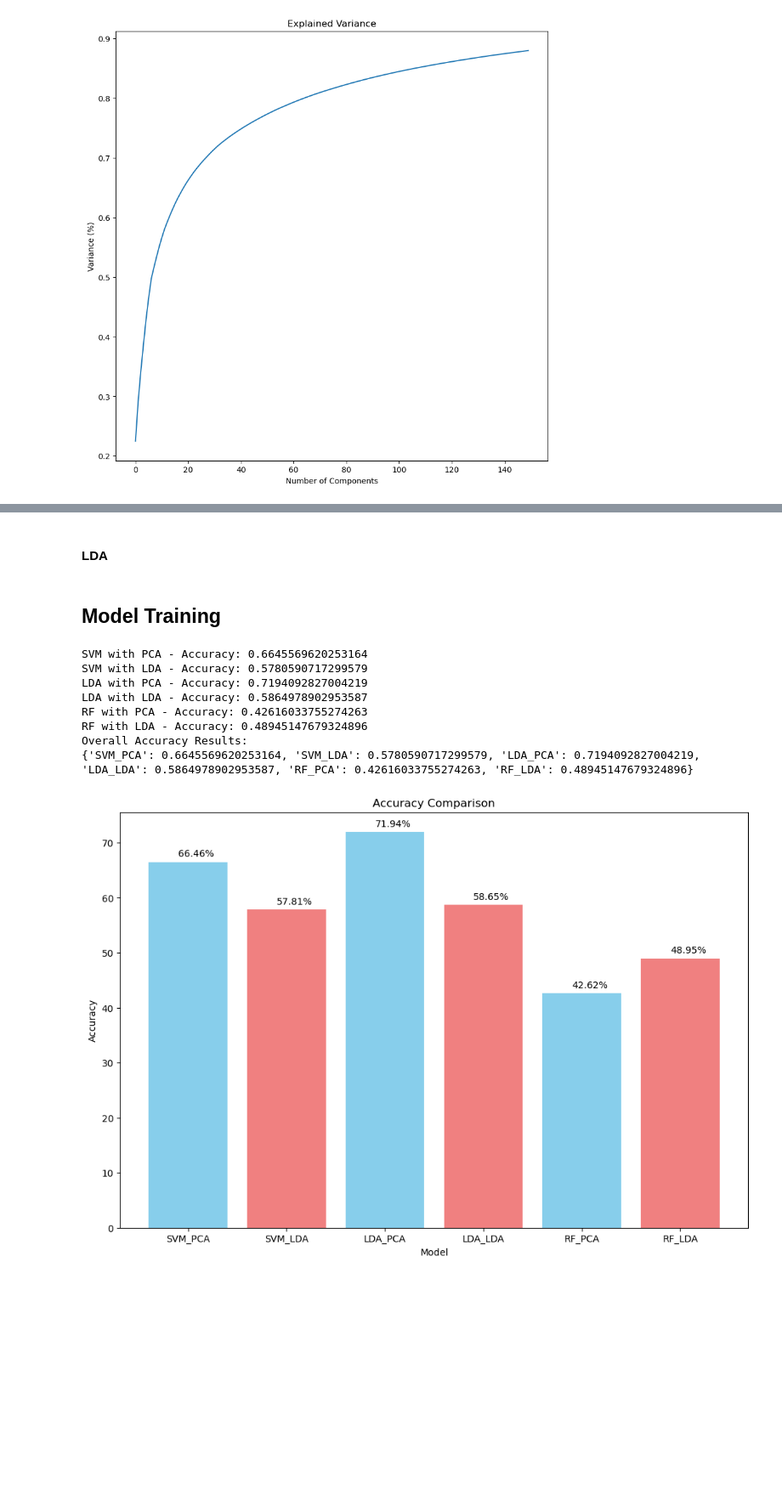
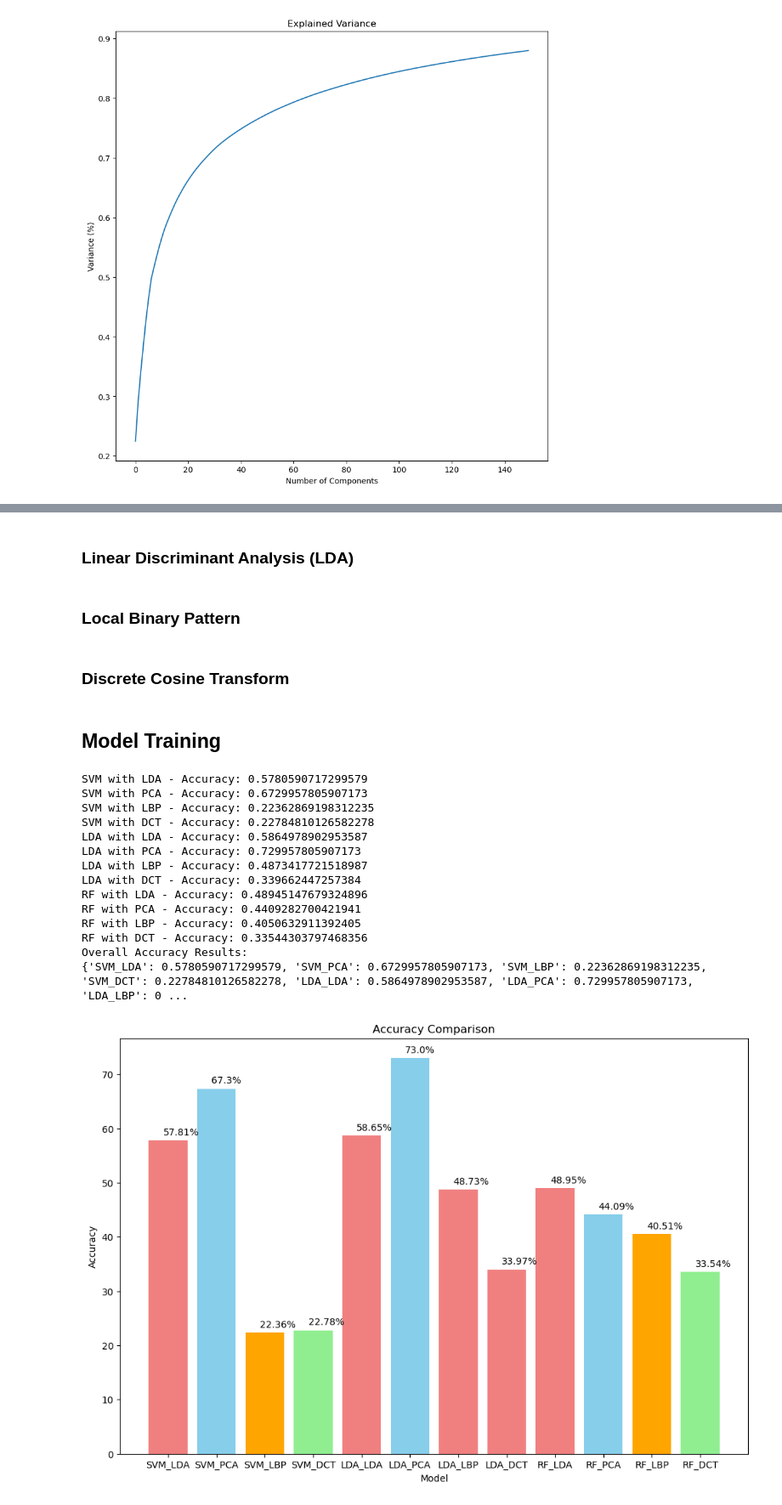
Before and after one commit to kimhonggithub/Project-Face-Regonition, a Jupyter notebook: face_main.ipynb, the cells around one changed output, grey strips where cells are left out. Shown at 85% size. Saved outputs shown, nothing was run; the diff lists cells and outputs as text; code cells hidden in the pictures; blank space fills up the shorter version.

```diff
--- a/face_main.ipynb
+++ b/face_main.ipynb
@@ -258,5 +301,5 @@ plt.show()
 # %% [markdown]
-#### LDA
+### Linear Discriminant Analysis (LDA)
 # %%
 def lda_transform(X_train, y_train, X_test, n_components=None):
     lda = LDA(n_components=n_components)
@@ -265,6 +308,37 @@ def lda_transform(X_train, y_train, X_test, n_components=None):
     return X_train_lda, X_test_lda
 
 X_train_lda, X_test_lda = lda_transform(X_train, y_train, X_test)
+# %% [markdown]
+### Local Binary Pattern
+# %%
+from skimage import feature
+
+def lbp_transform(images, radius=3, n_points=8):
+    transformed_images = []
+
+    for image in images:
+        lbp = feature.local_binary_pattern(image, n_points, radius, method='uniform')
+        transformed_images.append(lbp.flatten())
+
+    return np.array(transformed_images)
+
+X_train_lbp = lbp_transform(X_train.reshape(-1, 80, 80))
+X_test_lbp = lbp_transform(X_test.reshape(-1, 80, 80))
+# %% [markdown]
+### Discrete Cosine Transform
+# %%
+# DCT Transform
+def dct_transform(images):
+    transformed_images = []
+
+    for image in images:
+        dct = cv2.dct(image)
+        transformed_images.append(dct.flatten())
+
+    return np.array(transformed_images)
+
+X_train_dct = dct_transform(X_train.reshape(-1, 80, 80))
+X_test_dct = dct_transform(X_test.reshape(-1, 80, 80))
 # %% [markdown]
 ## Model Training
 # %%
@@ -277,7 +351,7 @@ lda_clf = LDA()
 rf_clf = RandomForestClassifier(n_estimators=200, min_samples_split=2, min_samples_leaf=2, max_depth=20, bootstrap=False, random_state=42, class_weight='balanced')
 
 # Define feature extraction methods
-feature_extraction_methods = {'PCA', 'LDA'}
+feature_extraction_methods = {'PCA', 'LDA', 'DCT', 'LBP'}
 
 # Loop through models
 for model, model_name in zip([svm_clf, lda_clf, rf_clf], ['SVM', 'LDA', 'RF']):
@@ -290,6 +364,12 @@ for model, model_name in zip([svm_clf, lda_clf, rf_clf], ['SVM', 'LDA', 'RF']):
         elif method == 'LDA':
             X_train_transformed = X_train_lda
             X_test_transformed = X_test_lda
+        elif method == 'DCT':
+            X_train_transformed = X_train_dct
+            X_test_transformed = X_test_dct
+        elif method == 'LBP':
+            X_train_transformed = X_train_lbp
+            X_test_transformed = X_test_lbp
 
         # Train the model
         model.fit(X_train_transformed, y_train)
@@ -310,36 +390,41 @@ for model, model_name in zip([svm_clf, lda_clf, rf_clf], ['SVM', 'LDA', 'RF']):
 print("Overall Accuracy Results:")
 print(models_accuracy)
 # %% [output]
-SVM with PCA - Accuracy: 0.6645569620253164
 SVM with LDA - Accuracy: 0.5780590717299579
-LDA with PCA - Accuracy: 0.7194092827004219
+SVM with PCA - Accuracy: 0.6729957805907173
+SVM with LBP - Accuracy: 0.22362869198312235
+SVM with DCT - Accuracy: 0.22784810126582278
 LDA with LDA - Accuracy: 0.5864978902953587
-RF with PCA - Accuracy: 0.42616033755274263
+LDA with PCA - Accuracy: 0.729957805907173
+LDA with LBP - Accuracy: 0.4873417721518987
+LDA with DCT - Accuracy: 0.339662447257384
 RF with LDA - Accuracy: 0.48945147679324896
+RF with PCA - Accuracy: 0.4409282700421941
+RF with LBP - Accuracy: 0.4050632911392405
+RF with DCT - Accuracy: 0.33544303797468356
 Overall Accuracy Results:
-{'SVM_PCA': 0.6645569620253164, 'SVM_LDA': 0.5780590717299579, 'LDA_PCA': 0.7194092827004219, 'LDA_LDA': 0.5864978902953587, 'RF_PCA': 0.42616033755274263, 'RF_LDA': 0.48945147679324896}
+{'SVM_LDA': 0.5780590717299579, 'SVM_PCA': 0.6729957805907173, 'SVM_LBP': 0.22362869198312235, 'SVM_DCT': 0.22784810126582278, 'LDA_LDA': 0.5864978902953587, 'LDA_PCA': 0.729957805907173, 'LDA_LBP': 0 ...
 # %%
 # Function to plot accuracy results
 
 # Colors RED FOR PCA, BLUE FOR LDA
-
 colors = [
-    "skyblue" if "PCA" in model_name else "lightcoral"
+    "skyblue" if "PCA" in model_name else "lightcoral" if "LDA" in model_name else "lightgreen" if "DCT" in model_name else "orange"
     for model_name in models_accuracy.keys()
 ]
 
 # CHANGE ACCURACY TO % AND Plot
 models_accuracy_percentage = {k: v * 100 for k, v in models_accuracy.items()}
 
 plt.figure(figsize=(12, 8))
 plt.bar(models_accuracy.keys(), models_accuracy_percentage.values(), color=colors)
 plt.xlabel('Model')
 plt.ylabel('Accuracy')
 
 for i, v in enumerate(models_accuracy_percentage.values()):
     plt.text(i - 0.1, v + 1, str(round(v, 2)) + '%')
 
 plt.title('Accuracy Comparison')
 plt.show()
 # %% [output]
-[figure, old version]
+[figure, new version]
```
Also changed, not shown: parts of 13 cells of this notebook.
